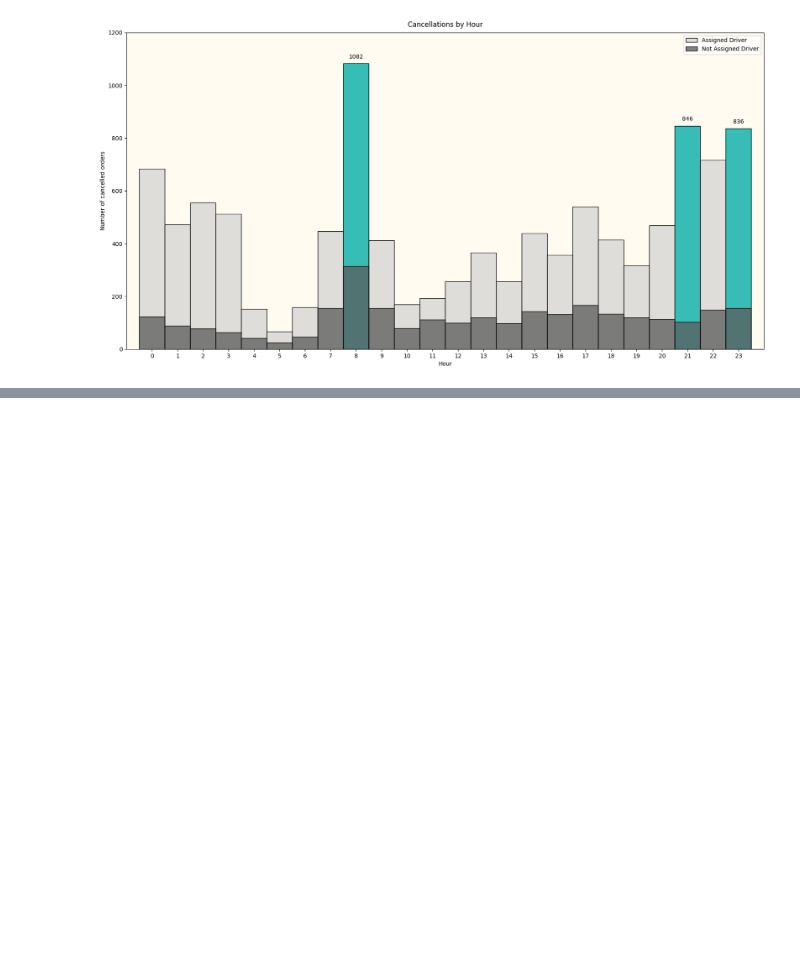
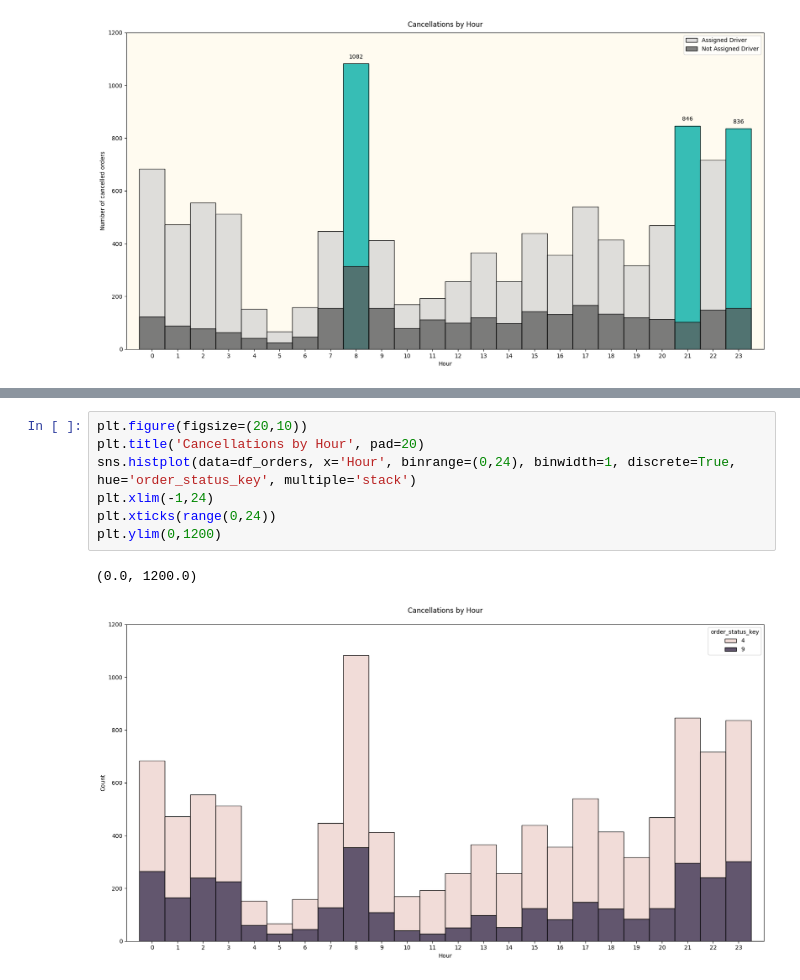
Before and after one commit to ArnaudBorrens/Gett_project, a Jupyter notebook: data_cleaning.ipynb, the cells around one changed output, grey strips where cells are left out. Drawn from its saved outputs; the diff is of its cells as text; blank space fills up the shorter version.

```diff
--- a/data_cleaning.ipynb
+++ b/data_cleaning.ipynb
@@ -330,0 +379,10 @@ plt.show()
+# %%
+plt.figure(figsize=(20,10))
+plt.title('Cancellations by Hour', pad=20)
+sns.histplot(data=df_orders, x='Hour', binrange=(0,24), binwidth=1, discrete=True, hue='order_status_key', multiple='stack')
+plt.xlim(-1,24)
+plt.xticks(range(0,24))
+plt.ylim(0,1200)
+# %% [output]
+(0.0, 1200.0)
+[figure, added]
```
Also changed, not shown: parts of 3 cells of this notebook.
